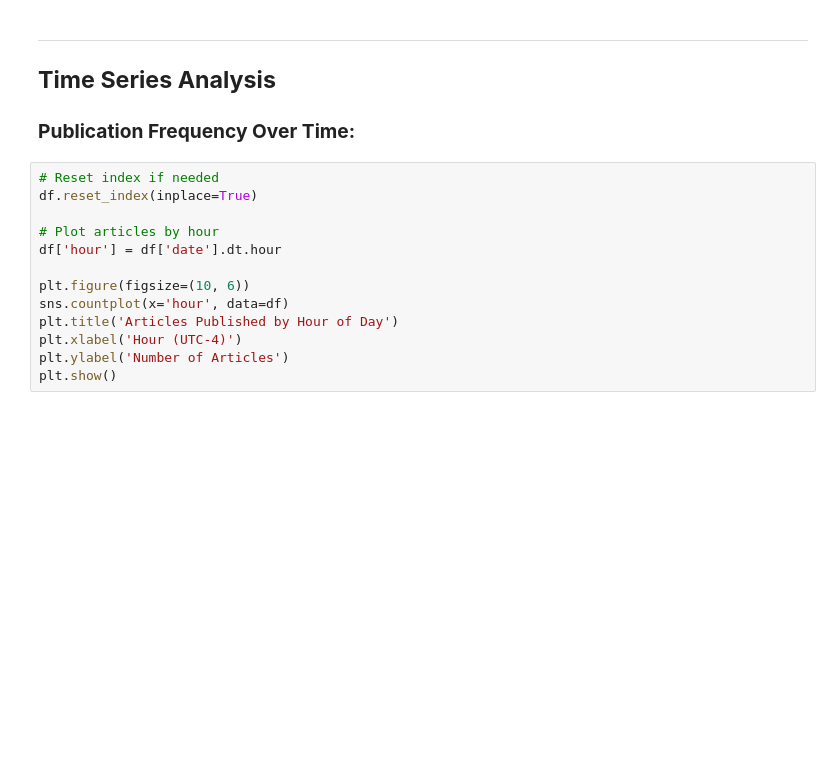
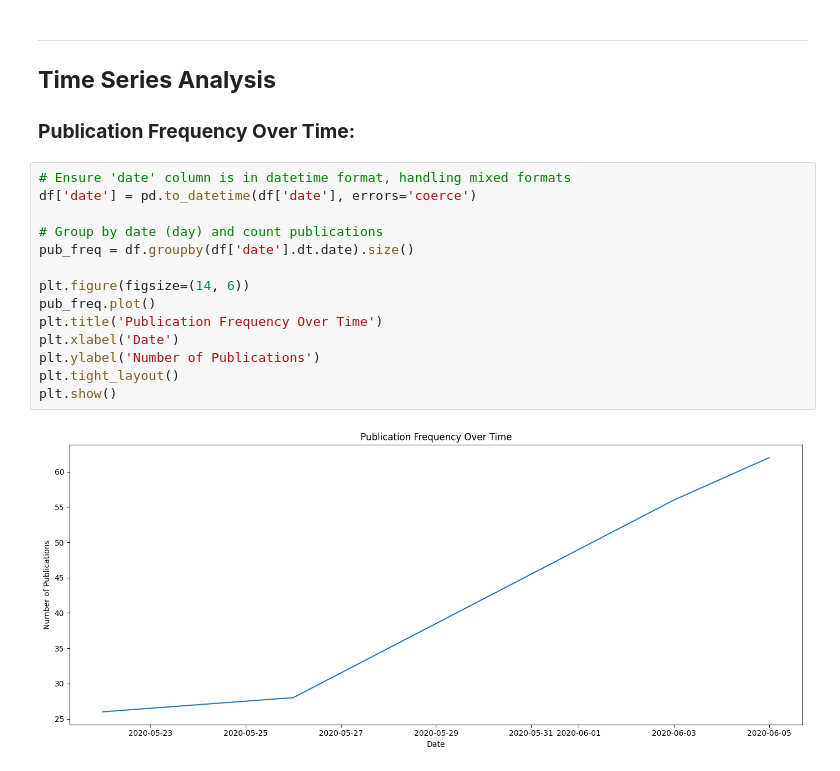
Before and after one commit to OliyadTeshome/News_Sentiment_Driven_Price_Prediction, a Jupyter notebook: notebooks/time_series_analysis.ipynb, the cells around one changed output. Drawn from its saved outputs; the diff is of its cells as text; blank space fills up the shorter version.

```diff
--- a/notebooks/time_series_analysis.ipynb
+++ b/notebooks/time_series_analysis.ipynb
@@ -27,16 +27,19 @@ df.head()
 ---
 ## **Time Series Analysis**
 ### **Publication Frequency Over Time:**
-# %%
-# Reset index if needed
-df.reset_index(inplace=True)
-
-# Plot articles by hour
-df['hour'] = df['date'].dt.hour
-
-plt.figure(figsize=(10, 6))
-sns.countplot(x='hour', data=df)
-plt.title('Articles Published by Hour of Day')
-plt.xlabel('Hour (UTC-4)')
-plt.ylabel('Number of Articles')
-plt.show()
+# %%
+# Ensure 'date' column is in datetime format, handling mixed formats
+df['date'] = pd.to_datetime(df['date'], errors='coerce')
+
+# Group by date (day) and count publications
+pub_freq = df.groupby(df['date'].dt.date).size()
+
+plt.figure(figsize=(14, 6))
+pub_freq.plot()
+plt.title('Publication Frequency Over Time')
+plt.xlabel('Date')
+plt.ylabel('Number of Publications')
+plt.tight_layout()
+plt.show()
+# %% [output]
+[figure, added]
```
Also changed, not shown: parts of 1 cell of this notebook.
